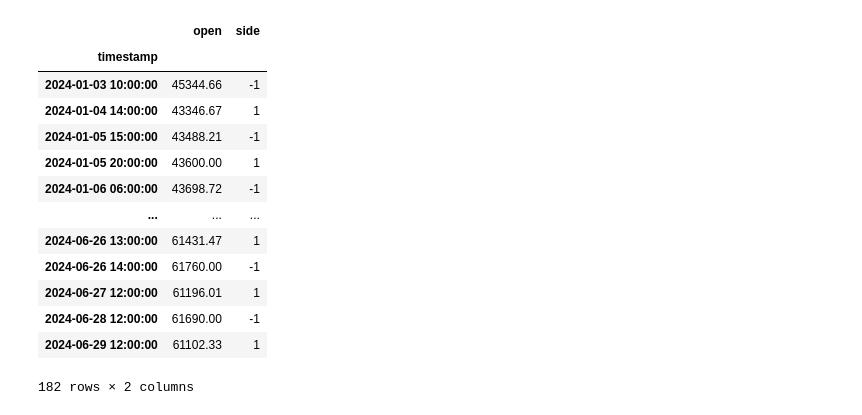
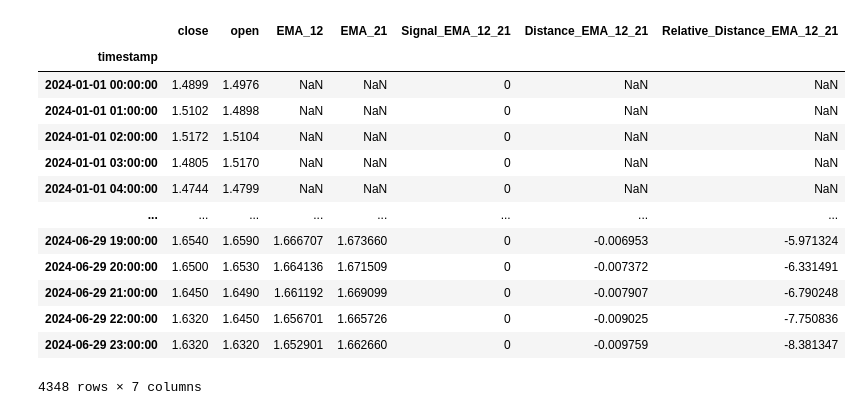
Before and after one commit to hamdilyes/crypto-trading, a Jupyter notebook: main.ipynb, the cells around one changed output. Drawn from its saved outputs; the diff is of its cells as text; code cells hidden in the pictures.

Commit message:
prev next

```diff
--- a/main.ipynb
+++ b/main.ipynb
@@ -5,0 +5,2 @@ from ta import *
+# %%
+symbol = 'STX/USDT'
@@ -6,17 +9,23 @@ from ta import *
 # %%
-symbol = 'BTC/USDT'
 dict_df = get_dict_df(symbols=[symbol], freq='1h', columns=['close', 'open'])
 
 dict_df = add_dict_df_emas(dict_df, lengths=[12, 21])
 
 df = dict_df[symbol]
 
-
-
-df_buys = df[df['Signal_EMA_12_21'] < 0]
-
-# buys_prev_index = [x-pd.Timedelta('1h') for x in df_buys.index]
-# df_buys_prev = df.loc[buys_prev_index]
-
-# df_buys
-# df_buys_prev['Relative_Distance_EMA_12_21'].hist(bins=50)
+df
+# %% [output]
+|  | close | open | EMA_12 | EMA_21 | Signal_EMA_12_21 | Distance_EMA_12_21 | Relative_Distance_EMA_12_21 |
+| timestamp |  |  |  |  |  |  |  |
+| 2024-01-01 00:00:00 | 1.4899 | 1.4976 | NaN | NaN | 0 | NaN | NaN |
+| 2024-01-01 01:00:00 | 1.5102 | 1.4898 | NaN | NaN | 0 | NaN | NaN |
+| 2024-01-01 02:00:00 | 1.5172 | 1.5104 | NaN | NaN | 0 | NaN | NaN |
+| 2024-01-01 03:00:00 | 1.4805 | 1.5170 | NaN | NaN | 0 | NaN | NaN |
+| 2024-01-01 04:00:00 | 1.4744 | 1.4799 | NaN | NaN | 0 | NaN | NaN |
+| ... | ... | ... | ... | ... | ... | ... | ... |
+| 2024-06-29 19:00:00 | 1.6540 | 1.6590 | 1.666707 | 1.673660 | 0 | -0.006953 | -5.971324 |
+| 2024-06-29 20:00:00 | 1.6500 | 1.6530 | 1.664136 | 1.671509 | 0 | -0.007372 | -6.331491 |
+| 2024-06-29 21:00:00 | 1.6450 | 1.6490 | 1.661192 | 1.669099 | 0 | -0.007907 | -6.790248 |
+| 2024-06-29 22:00:00 | 1.6320 | 1.6450 | 1.656701 | 1.665726 | 0 | -0.009025 | -7.750836 |
+| 2024-06-29 23:00:00 | 1.6320 | 1.6320 | 1.652901 | 1.662660 | 0 | -0.009759 | -8.381347 |
+4348 rows × 7 columns
@@ -34,35 +37,0 @@ df_buys = df[df['Signal_EMA_12_21'] < 0]
-# %%
-investment = 1000
-trades_prev = df[['open', 'close', 'Signal_EMA_12_21']].copy()
-
-trades_prev['side'] = 0
-
-trades_buys = trades_prev[trades_prev['Signal_EMA_12_21'] > 0]
-trades_sell = trades_prev[trades_prev['Signal_EMA_12_21'] < 0]
-
-buy_next_index = [x-pd.Timedelta('1h') for x in trades_buys.index]
-sell_next_index = [x-pd.Timedelta('1h') for x in trades_sell.index]
-
-trades_prev.loc[buy_next_index, 'side'] = 1
-trades_prev.loc[sell_next_index, 'side'] = -1
-
-trades_prev = trades_prev[trades_prev['side'] != 0]
-
-trades_prev.drop(columns=['Signal_EMA_12_21', 'close'], inplace=True)
-
-trades_prev
-# %% [output]
-|  | open | side |
-| timestamp |  |  |
-| 2024-01-03 10:00:00 | 45344.66 | -1 |
-| 2024-01-04 14:00:00 | 43346.67 | 1 |
-| 2024-01-05 15:00:00 | 43488.21 | -1 |
-| 2024-01-05 20:00:00 | 43600.00 | 1 |
-| 2024-01-06 06:00:00 | 43698.72 | -1 |
-| ... | ... | ... |
-| 2024-06-26 13:00:00 | 61431.47 | 1 |
-| 2024-06-26 14:00:00 | 61760.00 | -1 |
-| 2024-06-27 12:00:00 | 61196.01 | 1 |
-| 2024-06-28 12:00:00 | 61690.00 | -1 |
-| 2024-06-29 12:00:00 | 61102.33 | 1 |
-182 rows × 2 columns
```
Also changed, not shown: parts of 13 cells of this notebook, 2 other files.
